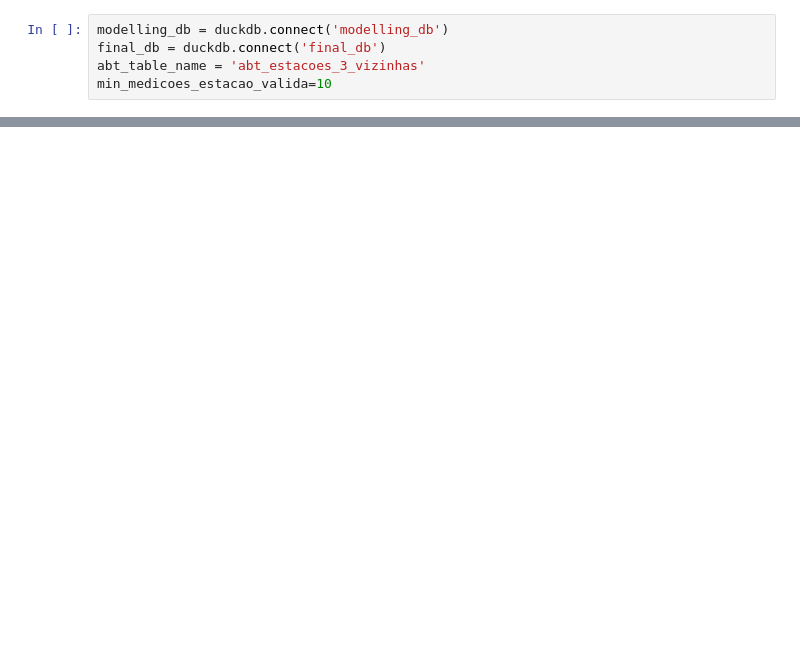
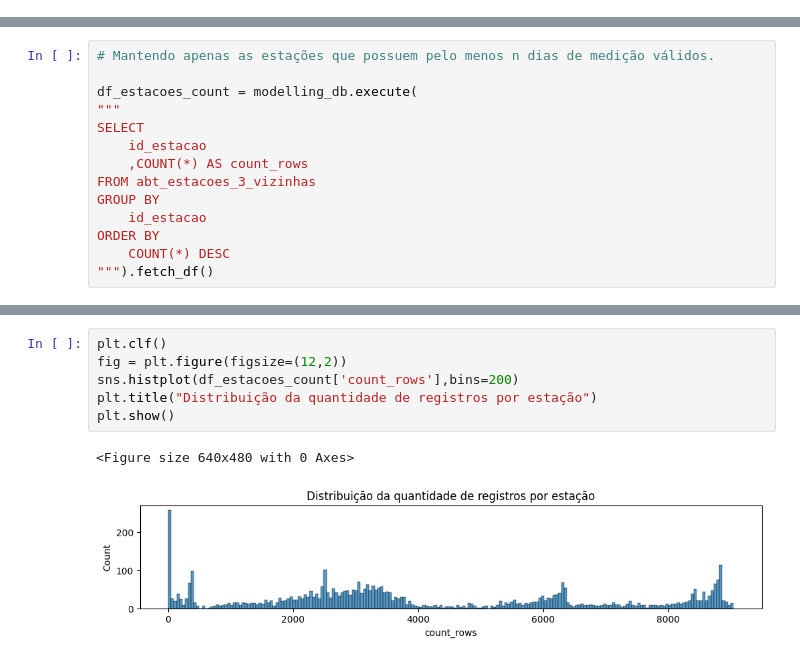
Before and after one commit to mateus-santos-rocha/doutorado, a Jupyter notebook: 4.final_models.ipynb, the cells around one changed output, grey strips where cells are left out. Cells and saved outputs as stored; diff of their text form; blank space fills up the shorter version.

Commit message:
EDA do final_models

```diff
--- a/4.final_models.ipynb
+++ b/4.final_models.ipynb
@@ -58,5 +23,0 @@ def dp_split_train_test(
-# %%
-modelling_db = duckdb.connect('modelling_db')
-final_db = duckdb.connect('final_db')
-abt_table_name = 'abt_estacoes_3_vizinhas'
-min_medicoes_estacao_valida=10
@@ -67,0 +26,14 @@ df_split_train_test = dp_split_train_test(
+# %%
+# Mantendo apenas as estações que possuem pelo menos n dias de medição válidos.
+
+df_estacoes_count = modelling_db.execute(
+"""
+SELECT
+    id_estacao
+    ,COUNT(*) AS count_rows
+FROM abt_estacoes_3_vizinhas
+GROUP BY
+    id_estacao
+ORDER BY
+    COUNT(*) DESC
+""").fetch_df()
@@ -67,0 +54,9 @@ df_split_train_test = dp_split_train_test(
+# %%
+plt.clf()
+fig = plt.figure(figsize=(12,2))
+sns.histplot(df_estacoes_count['count_rows'],bins=200)
+plt.title("Distribuição da quantidade de registros por estação")
+plt.show()
+# %% [output]
+<Figure size 640x480 with 0 Axes>
+[figure, added]
```
Also changed, not shown: parts of 22 cells of this notebook, 2 other files.
